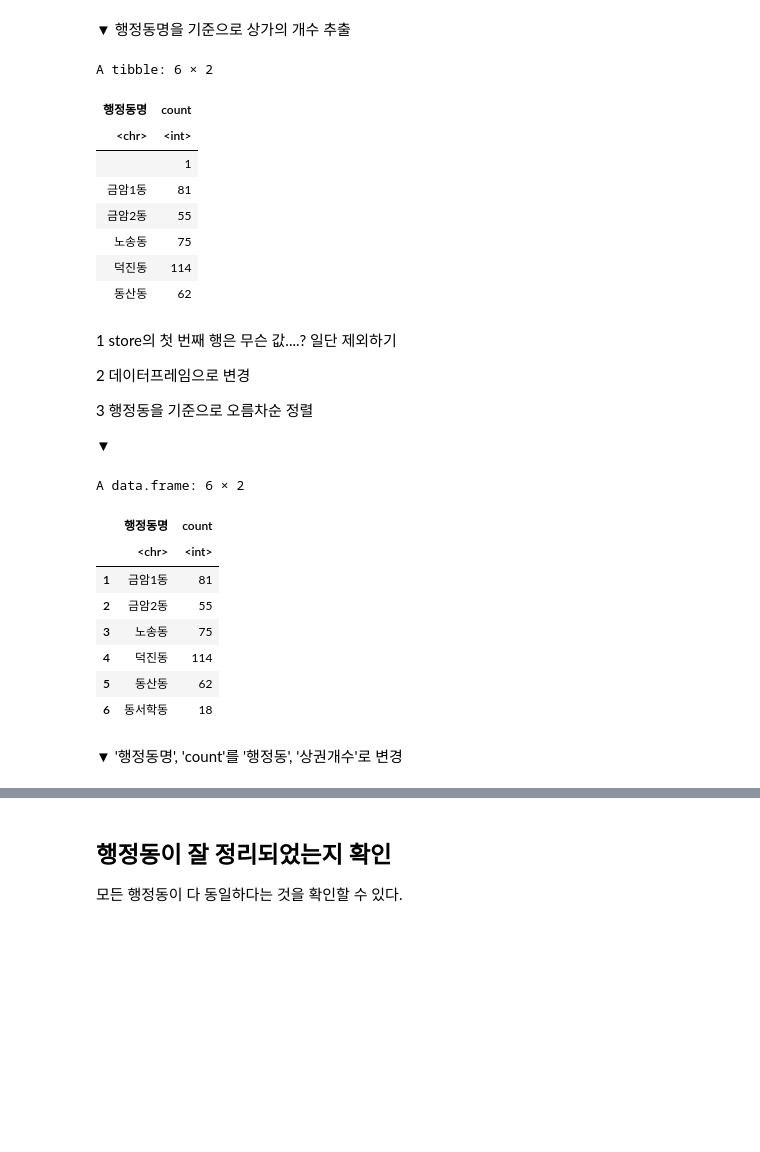
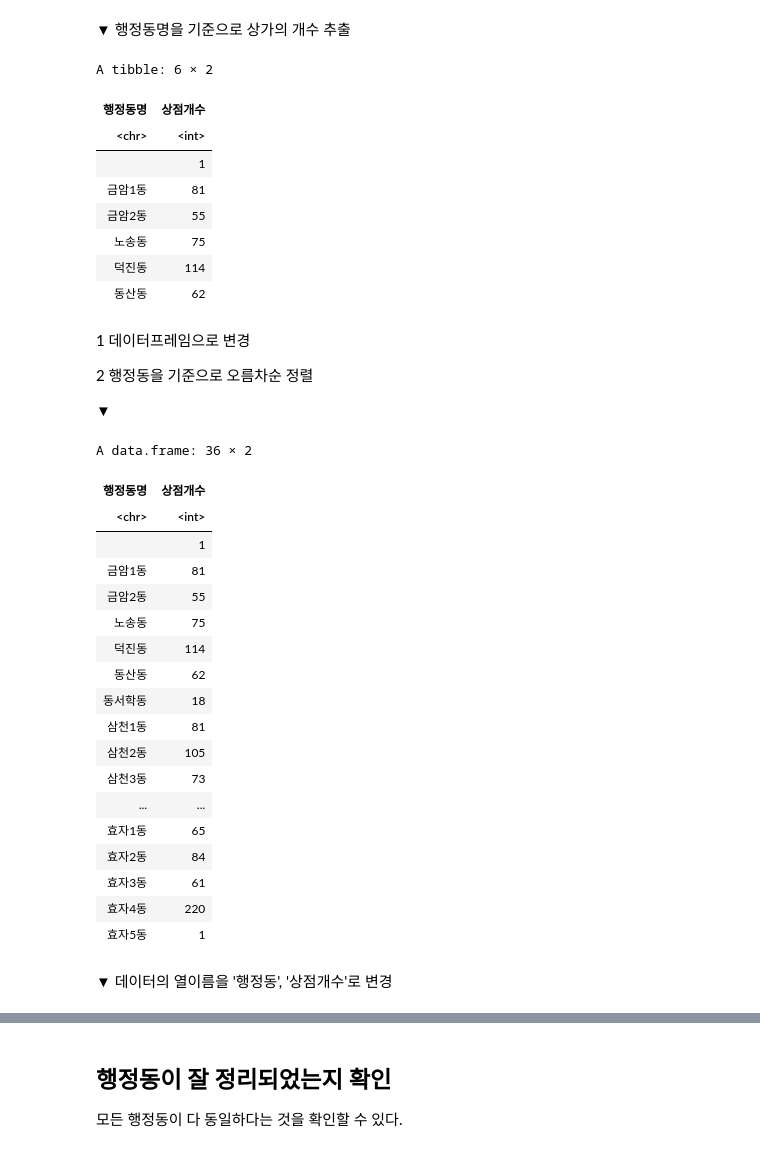
Before and after one commit to ycw0363/jeonju, a Jupyter notebook: 데이터 정리.ipynb, the cells around one changed output, grey strips where cells are left out. Drawn from its saved outputs; the diff is of its cells as text; code cells hidden in the pictures; blank space fills up the shorter version.

```diff
--- a/데이터 정리.ipynb
+++ b/데이터 정리.ipynb
@@ -927,11 +884,11 @@ A data.frame: 6 × 13
 # %% [markdown]
 ▼ 행정동명을 기준으로 상가의 개수 추출
 # %%
-store <- store %>% group_by(행정동명) %>% summarise(count = length(상가업소번호))
+store <- store %>% group_by(행정동명) %>% summarise(상점개수 = length(상가업소번호))
 head(store)
 # %% [output]
 A tibble: 6 × 2
-| 행정동명 | count |
+| 행정동명 | 상점개수 |
 | <chr> | <int> |
 |  | 1 |
 | 금암1동 | 81 |
@@ -940,28 +897,37 @@ A tibble: 6 × 2
 | 덕진동 | 114 |
 | 동산동 | 62 |
 # %% [markdown]
-1 store의 첫 번째 행은 무슨 값....? 일단 제외하기
 
-2 데이터프레임으로 변경
 
-3 행정동을 기준으로 오름차순 정렬
+1 데이터프레임으로 변경
+
+2 행정동을 기준으로 오름차순 정렬
 
 ▼
 # %%
-store <- store[-1,]
 store <- as.data.frame(store)
 store <- arrange(store, store$행정동명)
-head(store)
+store
 # %% [output]
-A data.frame: 6 × 2
+A data.frame: 36 × 2
-|  | 행정동명 | count |
-|  | <chr> | <int> |
-| 1 | 금암1동 | 81 |
-| 2 | 금암2동 | 55 |
-| 3 | 노송동 | 75 |
-| 4 | 덕진동 | 114 |
-| 5 | 동산동 | 62 |
-| 6 | 동서학동 | 18 |
+| 행정동명 | 상점개수 |
+| <chr> | <int> |
+|  | 1 |
+| 금암1동 | 81 |
+| 금암2동 | 55 |
+| 노송동 | 75 |
+| 덕진동 | 114 |
+| 동산동 | 62 |
+| 동서학동 | 18 |
+| 삼천1동 | 81 |
+| 삼천2동 | 105 |
+| 삼천3동 | 73 |
+| ... | ... |
+| 효자1동 | 65 |
+| 효자2동 | 84 |
+| 효자3동 | 61 |
+| 효자4동 | 220 |
+| 효자5동 | 1 |
 # %% [markdown]
-▼ '행정동명', 'count'를 '행정동', '상권개수'로 변경
+▼ 데이터의 열이름을 '행정동', '상점개수'로 변경
 # %%
```
Also changed, not shown: parts of 31 cells of this notebook.
